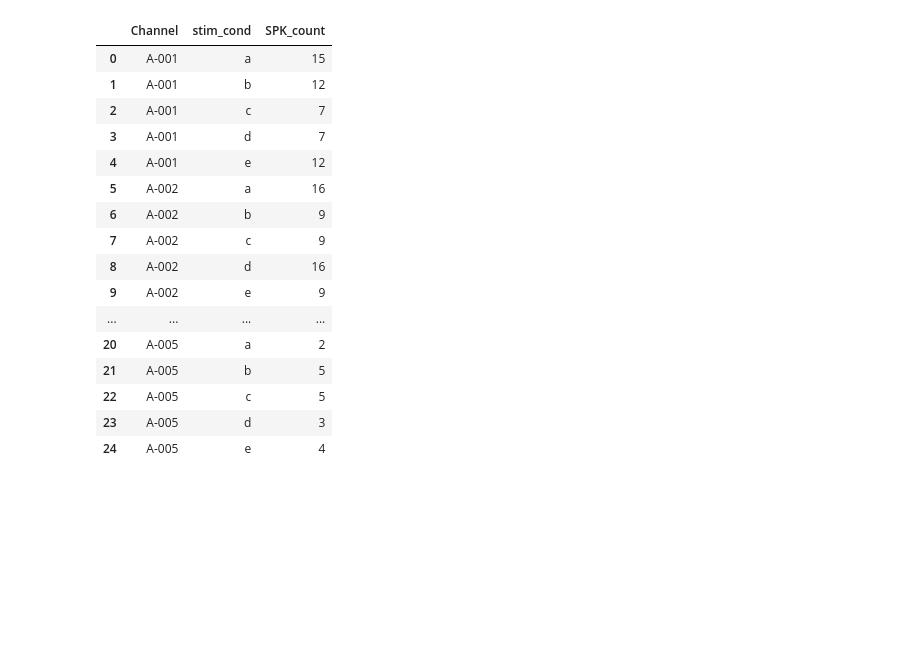
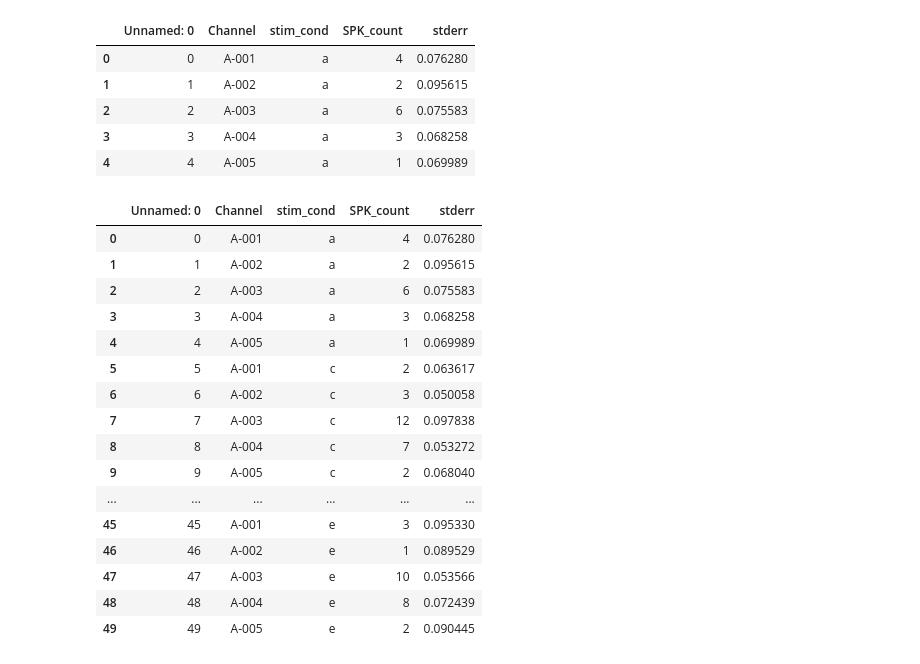
Before and after one commit to nurminenlab/realtime-analysis, a Jupyter notebook: scratchpad.ipynb, the cells around one changed output. Drawn from its saved outputs; the diff is of its cells as text; code cells hidden in the pictures; blank space fills up the shorter version.

Commit message:
dataframe edit -3

```diff
--- a/scratchpad.ipynb
+++ b/scratchpad.ipynb
@@ -45,23 +22,12 @@ Name: SPK_count, dtype: int64
-# %%
-gf1 = df.groupby(['Channel','stim_cond'])['SPK_count'].aggregate('sum').reset_index()
-
-gf1 = pd.DataFrame(gf1)
-gf1
-# %% [output]
-|  | Channel | stim_cond | SPK_count |
-| 0 | A-001 | a | 15 |
-| 1 | A-001 | b | 12 |
-| 2 | A-001 | c | 7 |
-| 3 | A-001 | d | 7 |
-| 4 | A-001 | e | 12 |
-| 5 | A-002 | a | 16 |
-| 6 | A-002 | b | 9 |
-| 7 | A-002 | c | 9 |
-| 8 | A-002 | d | 16 |
-| 9 | A-002 | e | 9 |
-| ... | ... | ... | ... |
-| 20 | A-005 | a | 2 |
-| 21 | A-005 | b | 5 |
-| 22 | A-005 | c | 5 |
-| 23 | A-005 | d | 3 |
-| 24 | A-005 | e | 4 |
+# %%
+df["stderr"] = np.random.uniform(0.05,0.1,len(df))
+
+
+df.head()
+# %% [output]
+|  | Unnamed: 0 | Channel | stim_cond | SPK_count | stderr |
+| 0 | 0 | A-001 | a | 4 | 0.076280 |
+| 1 | 1 | A-002 | a | 2 | 0.095615 |
+| 2 | 2 | A-003 | a | 6 | 0.075583 |
+| 3 | 3 | A-004 | a | 3 | 0.068258 |
+| 4 | 4 | A-005 | a | 1 | 0.069989 |
@@ -67,0 +36,20 @@ gf1
+# %%
+df.head(50)
+# %% [output]
+|  | Unnamed: 0 | Channel | stim_cond | SPK_count | stderr |
+| 0 | 0 | A-001 | a | 4 | 0.076280 |
+| 1 | 1 | A-002 | a | 2 | 0.095615 |
+| 2 | 2 | A-003 | a | 6 | 0.075583 |
+| 3 | 3 | A-004 | a | 3 | 0.068258 |
+| 4 | 4 | A-005 | a | 1 | 0.069989 |
+| 5 | 5 | A-001 | c | 2 | 0.063617 |
+| 6 | 6 | A-002 | c | 3 | 0.050058 |
+| 7 | 7 | A-003 | c | 12 | 0.097838 |
+| 8 | 8 | A-004 | c | 7 | 0.053272 |
+| 9 | 9 | A-005 | c | 2 | 0.068040 |
+| ... | ... | ... | ... | ... | ... |
+| 45 | 45 | A-001 | e | 3 | 0.095330 |
+| 46 | 46 | A-002 | e | 1 | 0.089529 |
+| 47 | 47 | A-003 | e | 10 | 0.053566 |
+| 48 | 48 | A-004 | e | 8 | 0.072439 |
+| 49 | 49 | A-005 | e | 2 | 0.090445 |
```
Also changed, not shown: parts of 10 cells of this notebook, 4 other files.
